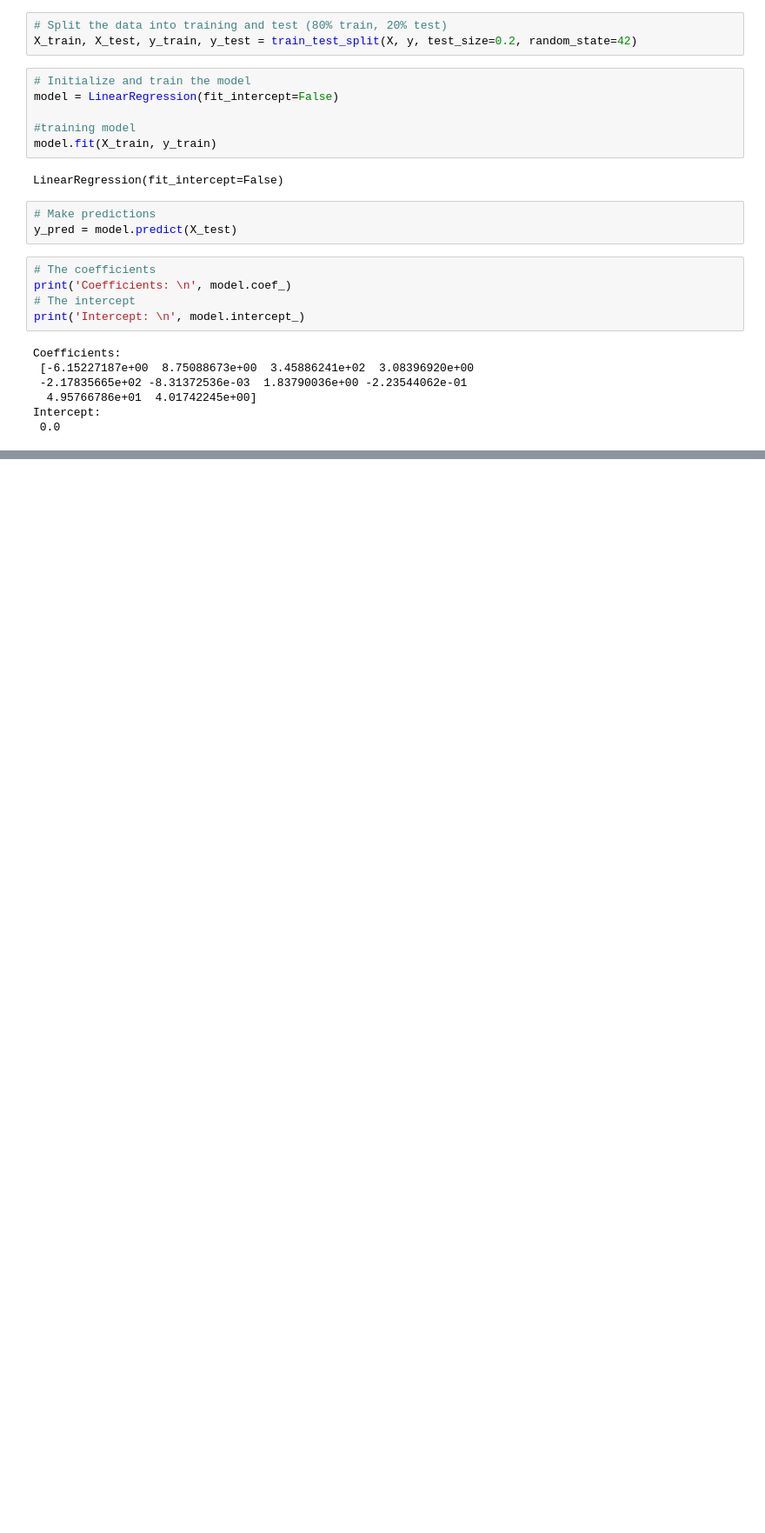
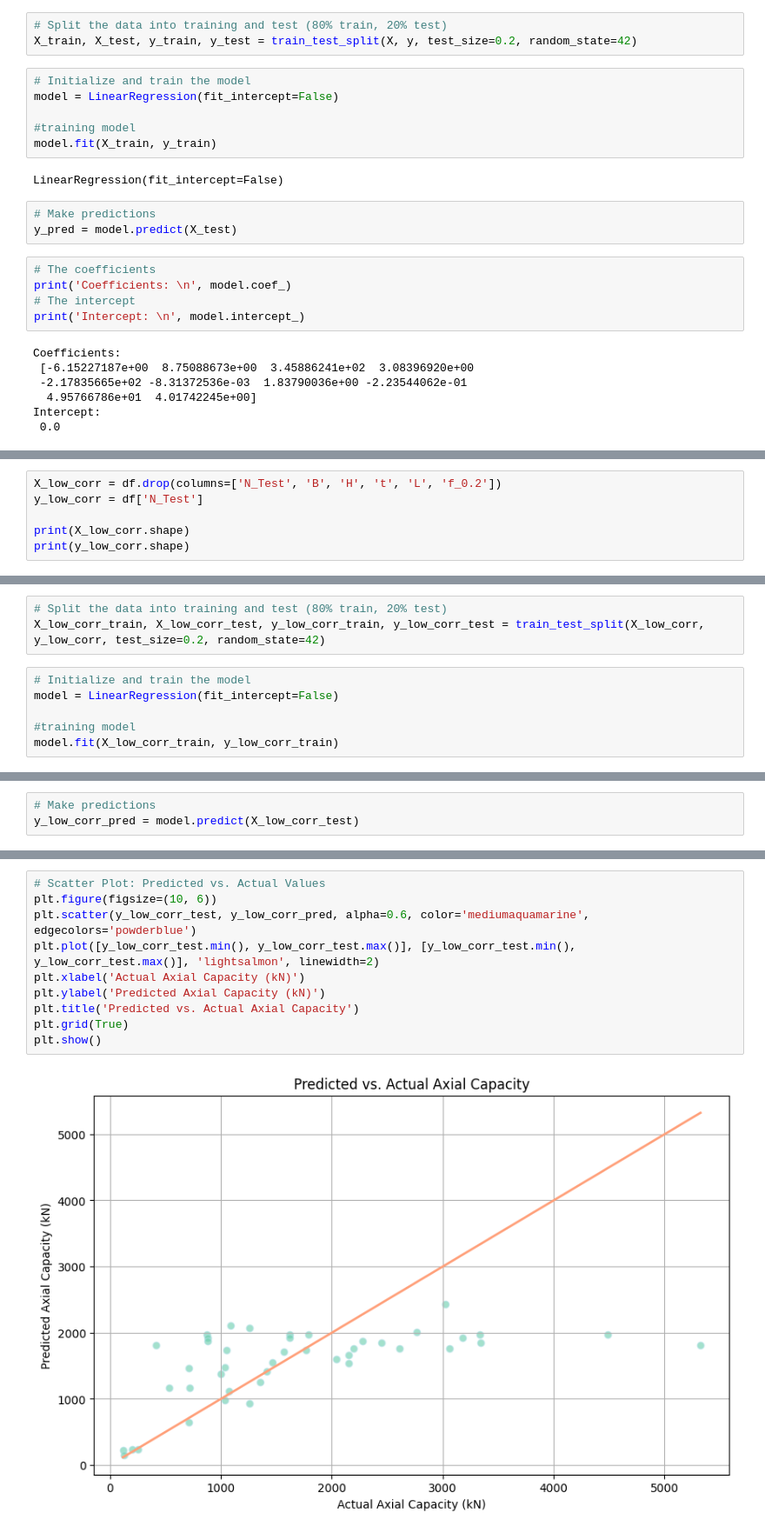
Before and after one commit to AnthonyKelly8/ENGG_680_Project, a Jupyter notebook: Code/Linear_Regression_ENGG680.ipynb, the cells around one changed output, grey strips where cells are left out. Shown at 87% size. Saved outputs shown, nothing was run; the diff lists cells and outputs as text; blank space fills up the shorter version.

```diff
--- a/Code/Linear_Regression_ENGG680.ipynb
+++ b/Code/Linear_Regression_ENGG680.ipynb
@@ -87,0 +149,6 @@ plt.show()
+# %%
+X_low_corr = df.drop(columns=['N_Test', 'B', 'H', 't', 'L', 'f_0.2'])
+y_low_corr = df['N_Test']
+
+print(X_low_corr.shape)
+print(y_low_corr.shape)
@@ -87,0 +158,9 @@ plt.show()
+# %%
+# Split the data into training and test (80% train, 20% test)
+X_low_corr_train, X_low_corr_test, y_low_corr_train, y_low_corr_test = train_test_split(X_low_corr, y_low_corr, test_size=0.2, random_state=42)
+# %%
+# Initialize and train the model
+model = LinearRegression(fit_intercept=False)
+
+#training model
+model.fit(X_low_corr_train, y_low_corr_train)
@@ -87,0 +169,3 @@ plt.show()
+# %%
+# Make predictions
+y_low_corr_pred = model.predict(X_low_corr_test)
@@ -87,0 +193,12 @@ plt.show()
+# %%
+# Scatter Plot: Predicted vs. Actual Values
+plt.figure(figsize=(10, 6))
+plt.scatter(y_low_corr_test, y_low_corr_pred, alpha=0.6, color='mediumaquamarine', edgecolors='powderblue')
+plt.plot([y_low_corr_test.min(), y_low_corr_test.max()], [y_low_corr_test.min(), y_low_corr_test.max()], 'lightsalmon', linewidth=2)
+plt.xlabel('Actual Axial Capacity (kN)')
+plt.ylabel('Predicted Axial Capacity (kN)')
+plt.title('Predicted vs. Actual Axial Capacity')
+plt.grid(True)
+plt.show()
+# %% [output]
+[figure, added]
```
Also changed, not shown: parts of 17 cells of this notebook, 2 other files.
